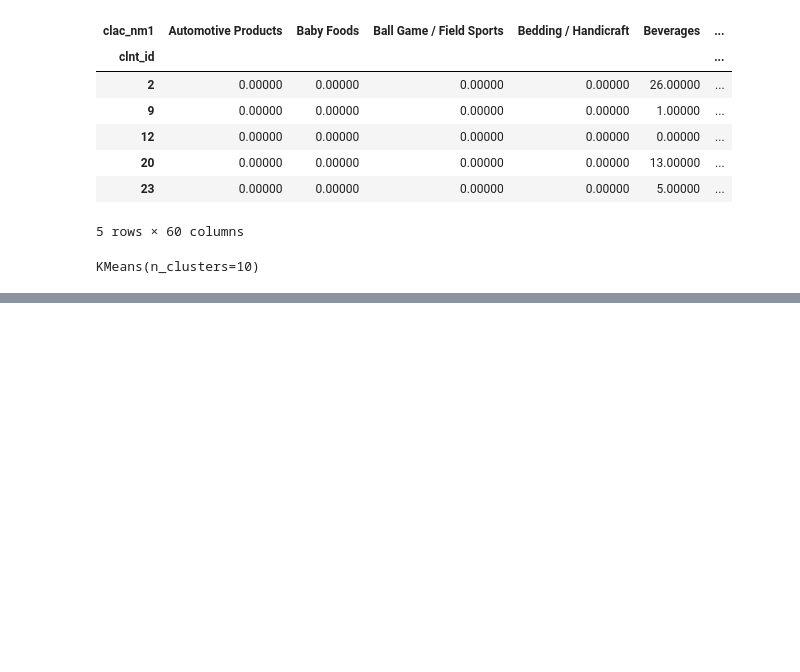
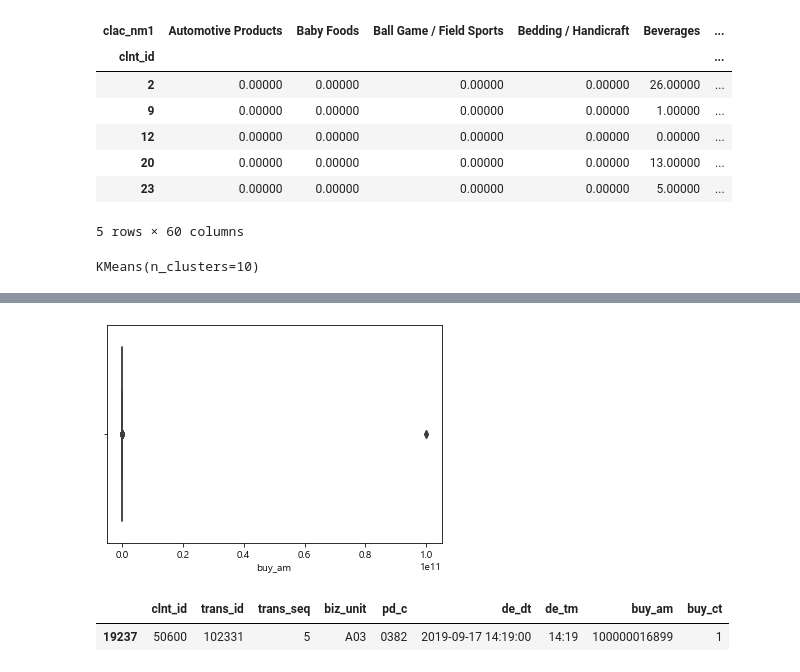
Before and after one commit to Gyeol0/Personalized-Content-Recommendation, a Jupyter notebook: clustering.ipynb, the cells around one changed output, grey strips where cells are left out. Drawn from its saved outputs; the diff is of its cells as text; code cells hidden in the pictures; blank space fills up the shorter version.

```diff
--- a/clustering.ipynb
+++ b/clustering.ipynb
@@ -32,8 +32,8 @@ online_data.head()
 | 3 | 7809 | 1 | 1 | 2 | A03 | 20190913 | 00:46 | 788304 | nan | NaN | ... |
 | 4 | 7809 | 1 | 9 | 5 | A03 | 20190913 | 01:17 | 2617609 | nan | NaN | ... |
 # %%
-trade_data = pd.read_csv('제6회 L.POINT Big Data Competition-분석용데이터-02.거래 정보.csv')
-trade_data.head()
+trade_df = pd.read_csv('제6회 L.POINT Big data Competition-분석용데이터-02.거래 정보.csv')
+trade_df.head()
 # %% [output]
 |  | clnt_id | trans_id | trans_seq | biz_unit | pd_c | de_dt | de_tm | buy_am | buy_ct |
 | 0 | 21922 | 104999 | 1 | A03 | unknown | 20190920 | 12:41 | 5990 | 1 |
@@ -68 +84,5 @@ online_data['sess_dt'] = online_data['sess_dt'].apply(lambda x: datetime.datetim
+# %%
+trade_df['de_dt'] = trade_df['de_dt'].astype('str')
+trade_df['de_dt'] = trade_df['de_dt'] + trade_df['de_tm']
+trade_df['de_dt'] = trade_df['de_dt'].apply(lambda x: datetime.datetime.strptime(x, '%Y%m%d%H:%M'))
 # %%
@@ -230,0 +369,10 @@ Name: cluster, dtype: int64
+# %%
+sns.boxplot(trade_df['buy_am'])
+plt.show()
+# %% [output]
+[figure, added]
+# %%
+trade_df[trade_df['buy_am'] == max(trade_df['buy_am'])]
+# %% [output]
+|  | clnt_id | trans_id | trans_seq | biz_unit | pd_c | de_dt | de_tm | buy_am | buy_ct |
+| 19237 | 50600 | 102331 | 5 | A03 | 0382 | 2019-09-17 14:19:00 | 14:19 | 100000016899 | 1 |
```
Also changed, not shown: parts of 61 cells of this notebook, 1 other file.
